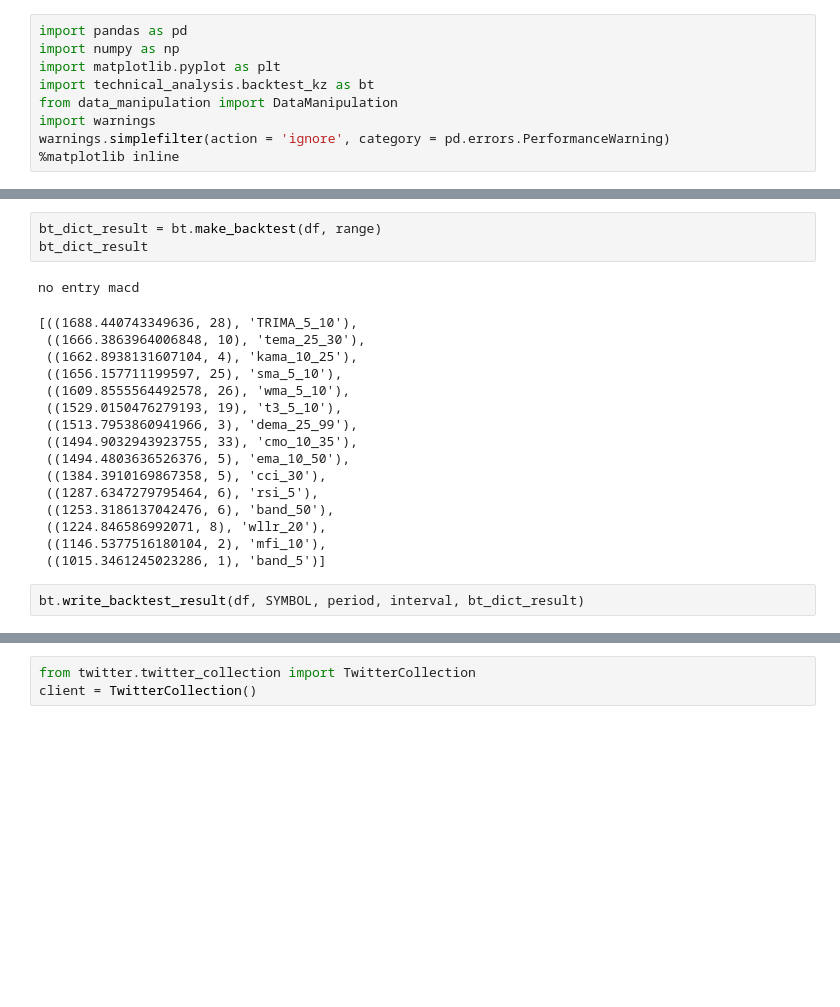
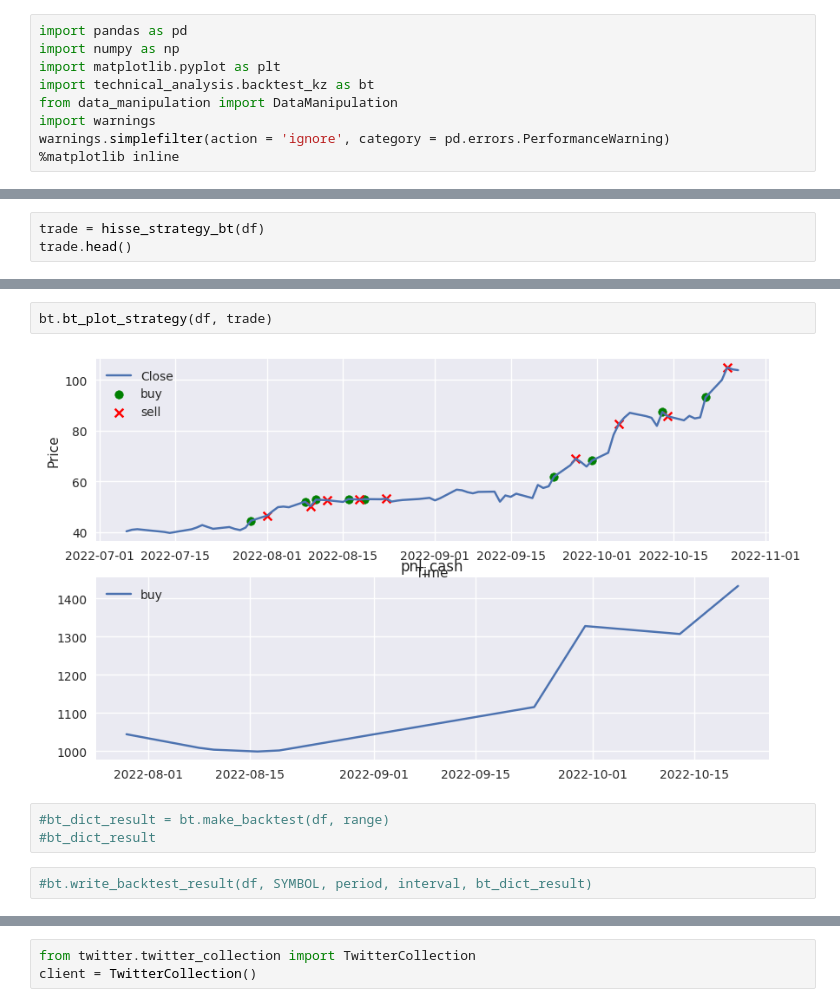
Before and after one commit to kozanakyel/KZ-Engine-Backend, a Jupyter notebook: KZ_project_setup/notebooks/detection_indicators_strategies.ipynb, the cells around one changed output, grey strips where cells are left out. Cells and saved outputs as stored; diff of their text form; blank space fills up the shorter version.

Commit message:
trading view hisse strategy and writing backtest and result in notebook, detection indicator study

```diff
--- a/KZ_project_setup/notebooks/detection_indicators_strategies.ipynb
+++ b/KZ_project_setup/notebooks/detection_indicators_strategies.ipynb
@@ -41,0 +122,3 @@ df.head()
+# %%
+trade = hisse_strategy_bt(df)
+trade.head()
@@ -42,25 +134,12 @@ df.head()
+# %%
+bt.bt_plot_strategy(df, trade)
+# %% [output]
+[figure, added]
 # %%
-bt_dict_result = bt.make_backtest(df, range)
-bt_dict_result
+#bt_dict_result = bt.make_backtest(df, range)
+#bt_dict_result
-# %% [output]
-no entry macd
-[((1688.440743349636, 28), 'TRIMA_5_10'),
- ((1666.3863964006848, 10), 'tema_25_30'),
- ((1662.8938131607104, 4), 'kama_10_25'),
- ((1656.157711199597, 25), 'sma_5_10'),
- ((1609.8555564492578, 26), 'wma_5_10'),
- ((1529.0150476279193, 19), 't3_5_10'),
- ((1513.7953860941966, 3), 'dema_25_99'),
- ((1494.9032943923755, 33), 'cmo_10_35'),
- ((1494.4803636526376, 5), 'ema_10_50'),
- ((1384.3910169867358, 5), 'cci_30'),
- ((1287.6347279795464, 6), 'rsi_5'),
- ((1253.3186137042476, 6), 'band_50'),
- ((1224.846586992071, 8), 'wllr_20'),
- ((1146.5377516180104, 2), 'mfi_10'),
- ((1015.3461245023286, 1), 'band_5')]
 # %%
-bt.write_backtest_result(df, SYMBOL, period, interval, bt_dict_result)
+#bt.write_backtest_result(df, SYMBOL, period, interval, bt_dict_result)
 # %%
 trade_sheet = bt.bt_crossover(df, 't3_20', 't3_40')
 bt.bt_plot_crossover(df, trade_sheet, 't3_20', 't3_40')
```
Also changed, not shown: parts of 10 cells of this notebook, 3 other files.
